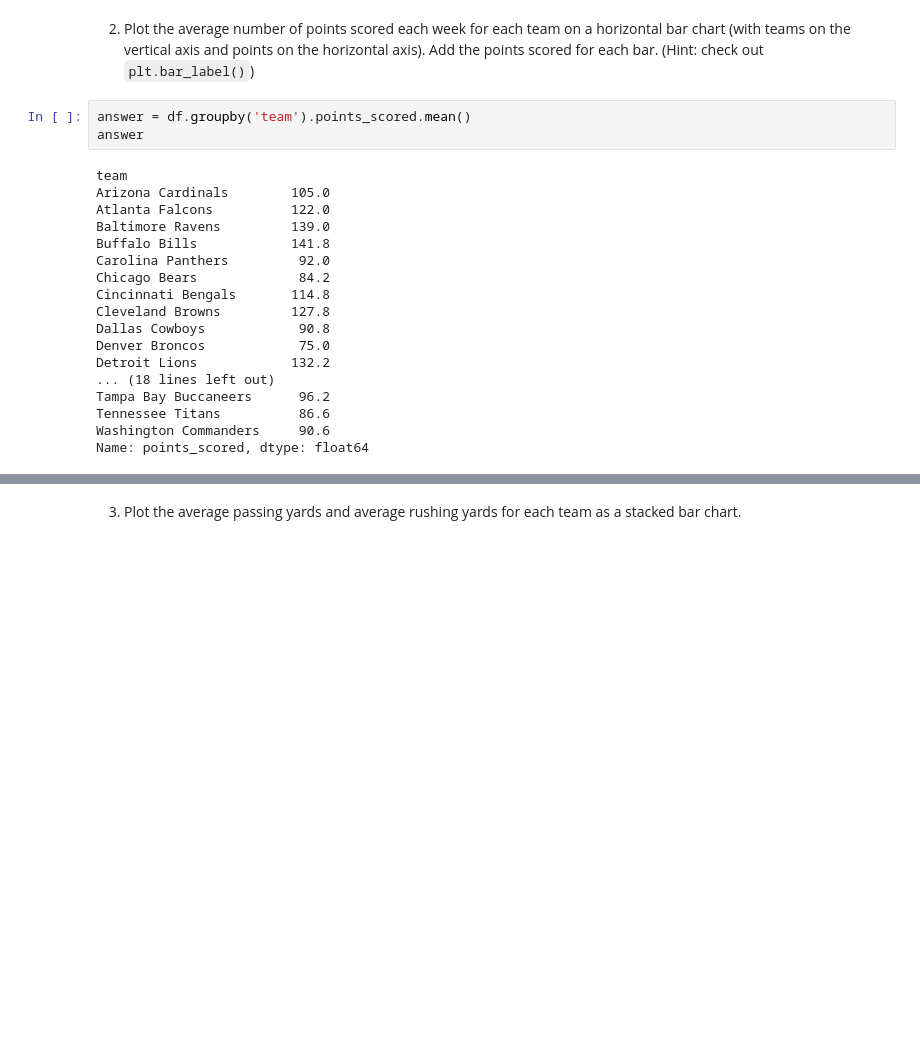
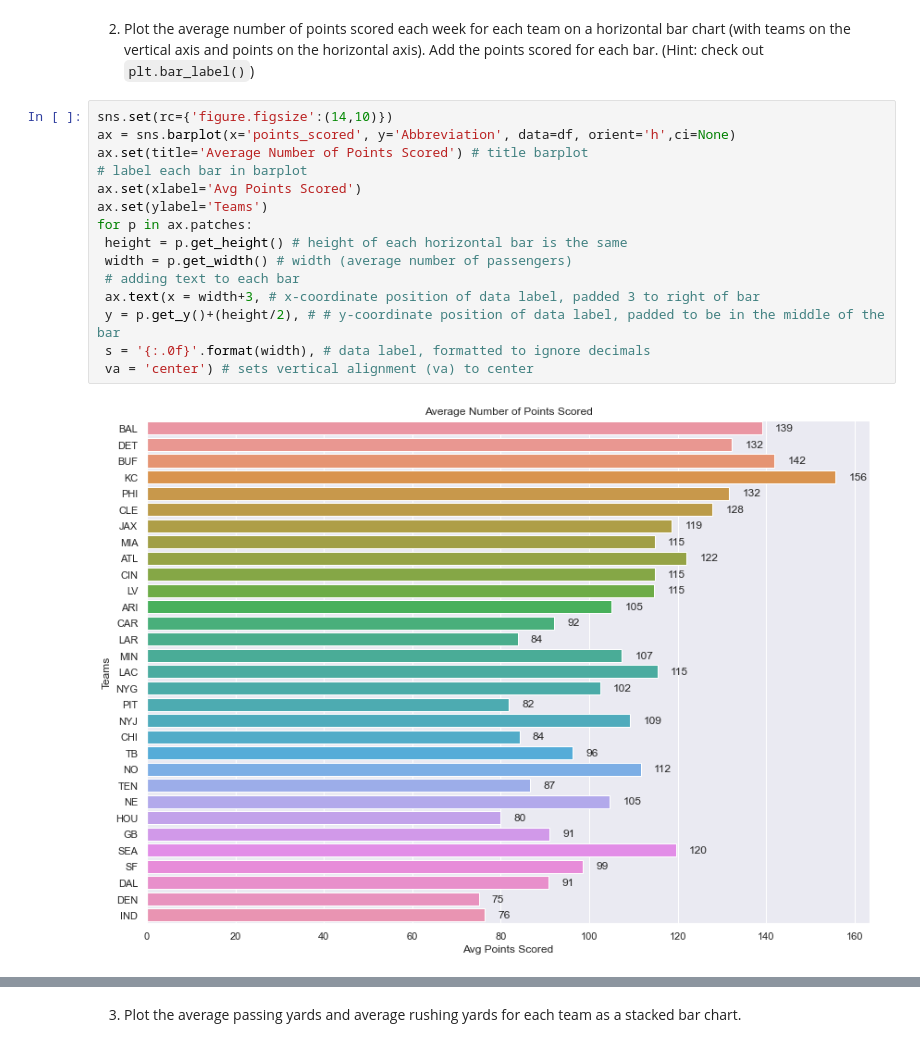
Before and after one commit to kayleeodom/CIS277-FA22-Lab6, a Jupyter notebook: Lab6.ipynb, the cells around one changed output, grey strips where cells are left out. Drawn from its saved outputs; the diff is of its cells as text; blank space fills up the shorter version.

Commit message:
answers

```diff
--- a/Lab6.ipynb
+++ b/Lab6.ipynb
@@ -53,25 +54,21 @@ df
 160 rows × 33 columns
 # %% [markdown]
 2. Plot the average number of points scored each week for each team on a horizontal bar chart (with teams on the vertical axis and points on the horizontal axis). Add the points scored for each bar. (Hint: check out `plt.bar_label()`)
-# %%
-answer = df.groupby('team').points_scored.mean()
-answer
-# %% [output]
-team
-Arizona Cardinals        105.0
-Atlanta Falcons          122.0
-Baltimore Ravens         139.0
-Buffalo Bills            141.8
-Carolina Panthers         92.0
-Chicago Bears             84.2
-Cincinnati Bengals       114.8
-Cleveland Browns         127.8
-Dallas Cowboys            90.8
-Denver Broncos            75.0
-Detroit Lions            132.2
-... (18 lines left out)
-Tampa Bay Buccaneers      96.2
-Tennessee Titans          86.6
-Washington Commanders     90.6
-Name: points_scored, dtype: float64
+# %%
+sns.set(rc={'figure.figsize':(14,10)})
+ax = sns.barplot(x='points_scored', y='Abbreviation', data=df, orient='h',ci=None)
+ax.set(title='Average Number of Points Scored') # title barplot
+# label each bar in barplot
+ax.set(xlabel='Avg Points Scored')
+ax.set(ylabel='Teams')
+for p in ax.patches:
+ height = p.get_height() # height of each horizontal bar is the same
+ width = p.get_width() # width (average number of passengers)
+ # adding text to each bar
+ ax.text(x = width+3, # x-coordinate position of data label, padded 3 to right of bar
+ y = p.get_y()+(height/2), # # y-coordinate position of data label, padded to be in the middle of the bar
+ s = '{:.0f}'.format(width), # data label, formatted to ignore decimals
+ va = 'center') # sets vertical alignment (va) to center
+# %% [output]
+[figure, added]
 # %%
```
Also changed, not shown: parts of 9 cells of this notebook.
